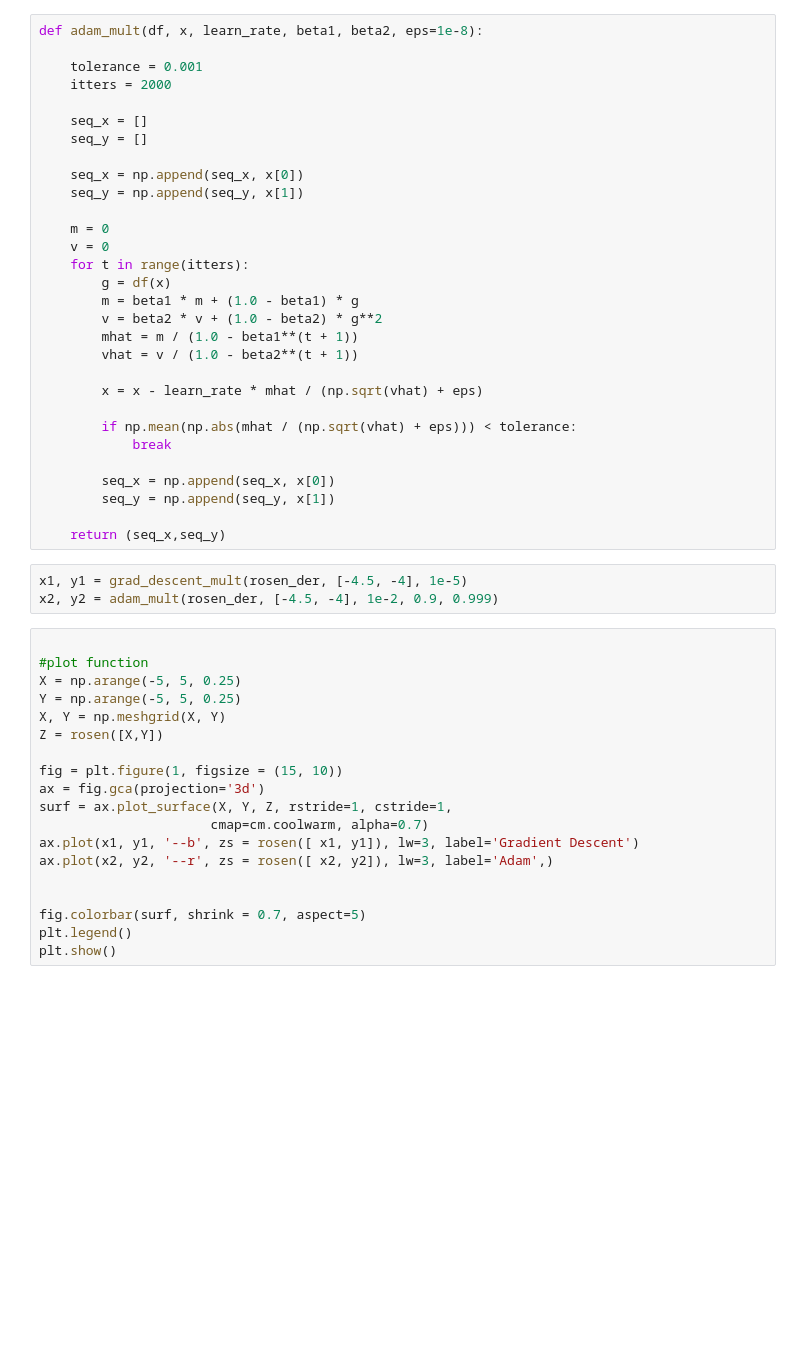
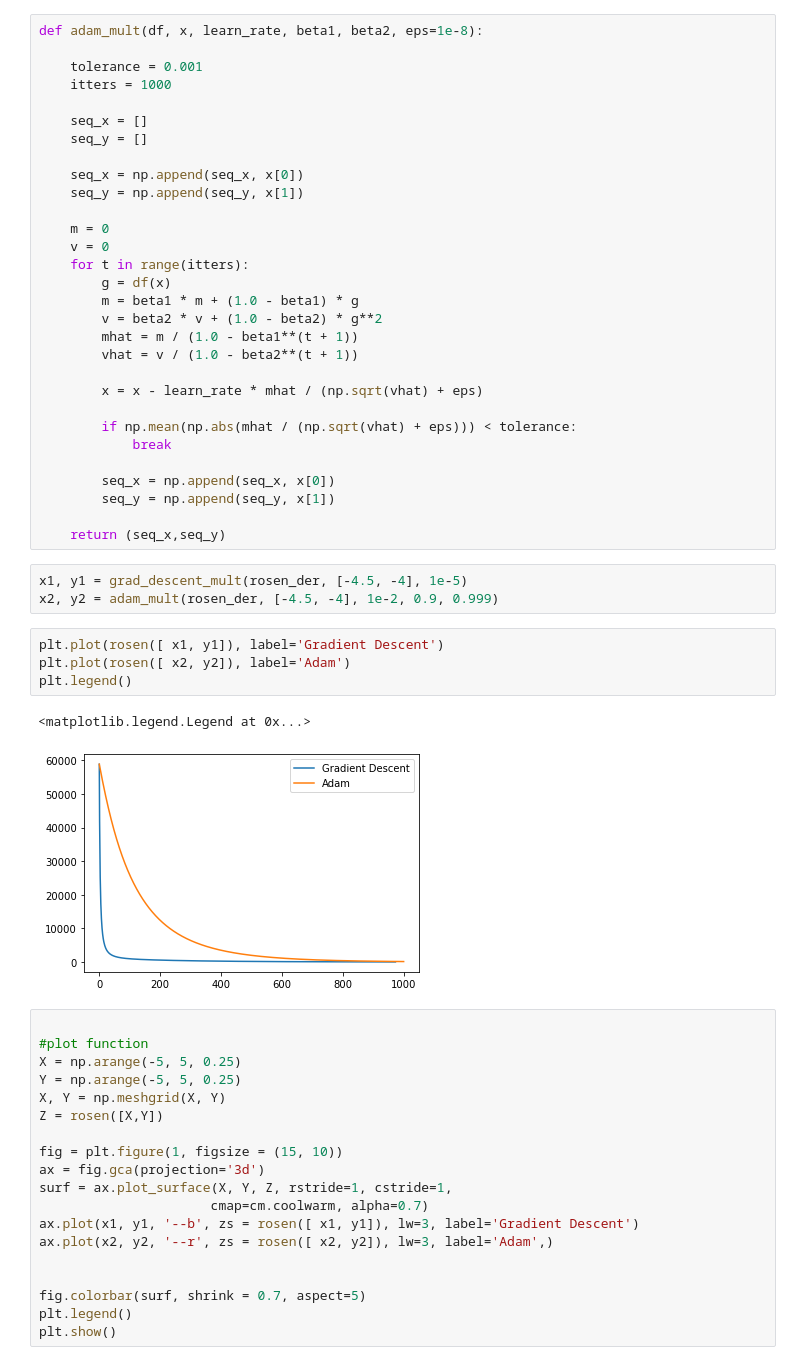
Before and after one commit to DeLonghi/ML-labs, a Jupyter notebook: Vinnikov_Ilia_J4133c_MLT_2022_Task_2.ipynb, the cells around one changed output. Drawn from its saved outputs; the diff is of its cells as text; blank space fills up the shorter version.

```diff
--- a/Vinnikov_Ilia_J4133c_MLT_2022_Task_2.ipynb
+++ b/Vinnikov_Ilia_J4133c_MLT_2022_Task_2.ipynb
@@ -34,7 +34,7 @@ def grad_descent_mult(df,x_prev,learn_rate):
 def adam_mult(df, x, learn_rate, beta1, beta2, eps=1e-8):
 
 	tolerance = 0.001
-	itters = 2000
+	itters = 1000
 
 	seq_x = []
 	seq_y = []
@@ -63,6 +63,13 @@ def adam_mult(df, x, learn_rate, beta1, beta2, eps=1e-8):
 # %%
 x1, y1 = grad_descent_mult(rosen_der, [-4.5, -4], 1e-5)
 x2, y2 = adam_mult(rosen_der, [-4.5, -4], 1e-2, 0.9, 0.999)
+# %%
+plt.plot(rosen([ x1, y1]), label='Gradient Descent')
+plt.plot(rosen([ x2, y2]), label='Adam')
+plt.legend()
+# %% [output]
+<matplotlib.legend.Legend at 0x...>
+[figure, added]
 # %%
 
 #plot function
```
Also changed, not shown: 1 other file.
